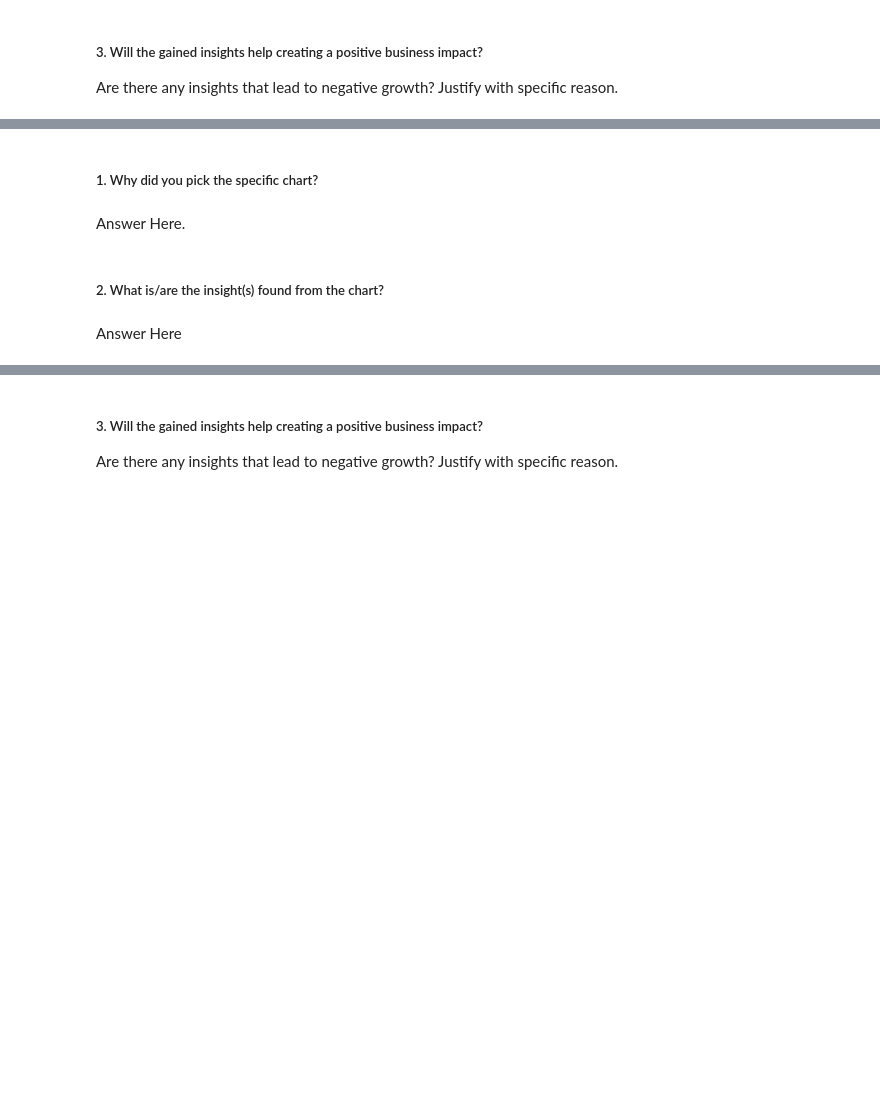
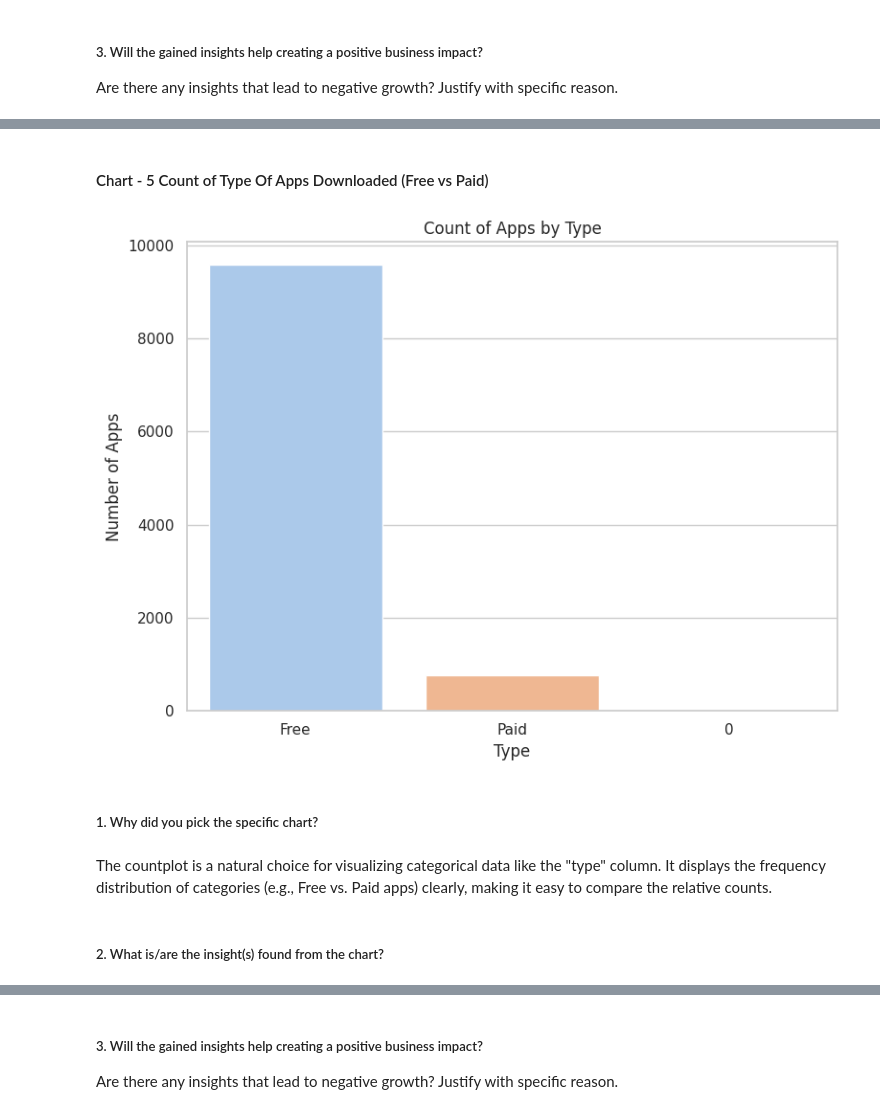
Before and after one commit to Sagarjain93/Google-Playstore-Reviews, a Jupyter notebook: Google_Playstore_App_Review_.ipynb, the cells around one changed output, grey strips where cells are left out. Saved outputs shown, nothing was run; the diff lists cells and outputs as text; code cells hidden in the pictures; blank space fills up the shorter version.

```diff
--- a/Google_Playstore_App_Review_.ipynb
+++ b/Google_Playstore_App_Review_.ipynb
@@ -774,8 +1058,18 @@ Answer Here
+# %% [markdown]
+#### Chart - 5 Count of Type Of Apps Downloaded (Free vs Paid)
+# %%
+plt.figure(figsize=(8,6))
+sns.countplot(data=df_merged, x='type', hue='type', palette='pastel', legend=False)
+plt.title('Count of Apps by Type')
+plt.xlabel('Type')
+plt.ylabel('Number of Apps')
+plt.tight_layout()
+plt.show()
+# %% [output]
+[figure, added]
 # %% [markdown]
 ##### 1. Why did you pick the specific chart?
-# %% [markdown]
-Answer Here.
+# %% [markdown]
+The countplot is a natural choice for visualizing categorical data like the "type" column. It displays the frequency distribution of categories (e.g., Free vs. Paid apps) clearly, making it easy to compare the relative counts.
 # %% [markdown]
 ##### 2. What is/are the insight(s) found from the chart?
-# %% [markdown]
-Answer Here
```
Also changed, not shown: parts of 85 cells of this notebook.
